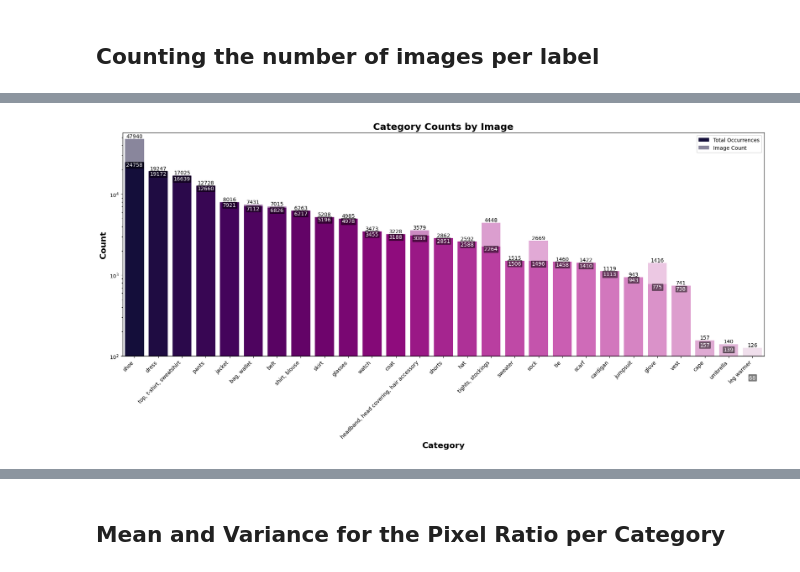
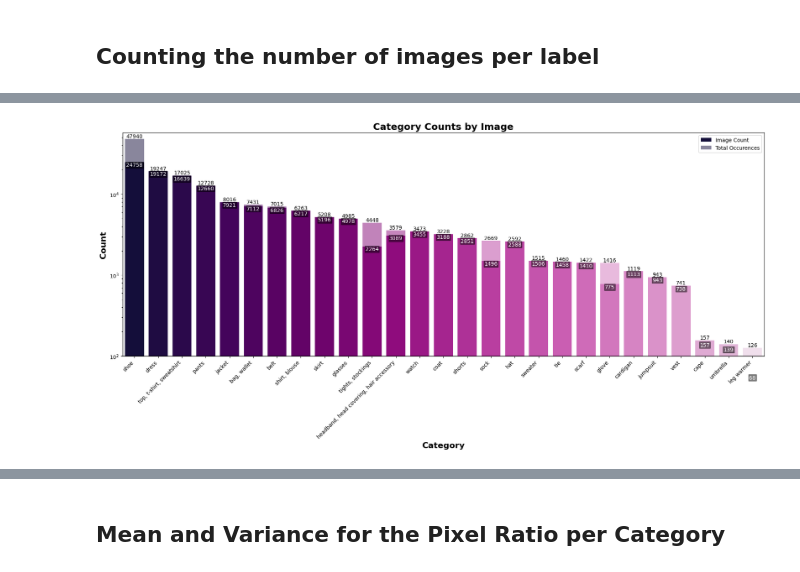
Before and after one commit to ZachParent/mai-object-recognition, a Jupyter notebook: practicals/p2/src/dataset_analysis.ipynb, the cells around one changed output, grey strips where cells are left out. Saved outputs shown, nothing was run; the diff lists cells and outputs as text; code cells hidden in the pictures.

Commit message:
Updated count plot and added observations and conclusions

```diff
--- a/practicals/p2/src/dataset_analysis.ipynb
+++ b/practicals/p2/src/dataset_analysis.ipynb
@@ -120,9 +106,8 @@ count_df = (
     .reset_index(name="occurrence")
 )
 
-count_df["image_count"] = count_df["occurrence"].apply(len)
-
-count_df["label_count"] = count_df["occurrence"].apply(lambda x: len(set(x)))
+count_df["label_count"] = count_df["occurrence"].apply(len)
+count_df["image_count"] = count_df["occurrence"].apply(lambda x: len(set(x)))
 
 count_df = count_df[count_df["category_name"].isin(main_item_names)]
 
@@ -155,17 +140,17 @@ plt.ylim(100, max_count * 1.2)
 
 bars1 = plt.bar(
     range(len(sorted_stats)),
-    sorted_stats["label_count"],
+    sorted_stats["image_count"],
     color=colors,
-    label="Total Occurrences",
+    label="Image Count",
 )
 
 bars2 = plt.bar(
     range(len(sorted_stats)),
-    sorted_stats["image_count"],
+    sorted_stats["label_count"],
     alpha=0.5,
     color=colors,
-    label="Image Count",
+    label="Total Occurences",
 )
 
 plt.xticks(
@@ -175,31 +160,31 @@ plt.xticks(
 plt.xlabel("Category", fontsize=16, fontweight="bold")
 plt.ylabel("Count", fontsize=16, fontweight="bold")
 plt.title("Category Counts by Image", fontsize=18, fontweight="bold")
 
 plt.yscale("log")
 plt.xlim(-0.5, len(sorted_stats) - 0.5)
 
 for bar in bars1:
     height = bar.get_height()
     plt.text(
         bar.get_x() + bar.get_width() / 2.0,
         height - 10,
         f"{int(height)}",
         ha="center",
         va="top",
         color="white",
         bbox=dict(facecolor="black", alpha=0.5, pad=1),
     )
 
 for bar in bars2:
     height = bar.get_height()
     plt.text(bar.get_x() + bar.get_width()/2., height,
             f'{int(height)}',
             ha='center', va='bottom')
 
 plt.legend()
 plt.tight_layout()
 plt.savefig(FIGURES_DIR / "category_counts_by_image.png")
 plt.show()
 # %% [output]
-[figure, old version]
+[figure, new version]
```
Also changed, not shown: parts of 4 cells of this notebook, 1 other file.
